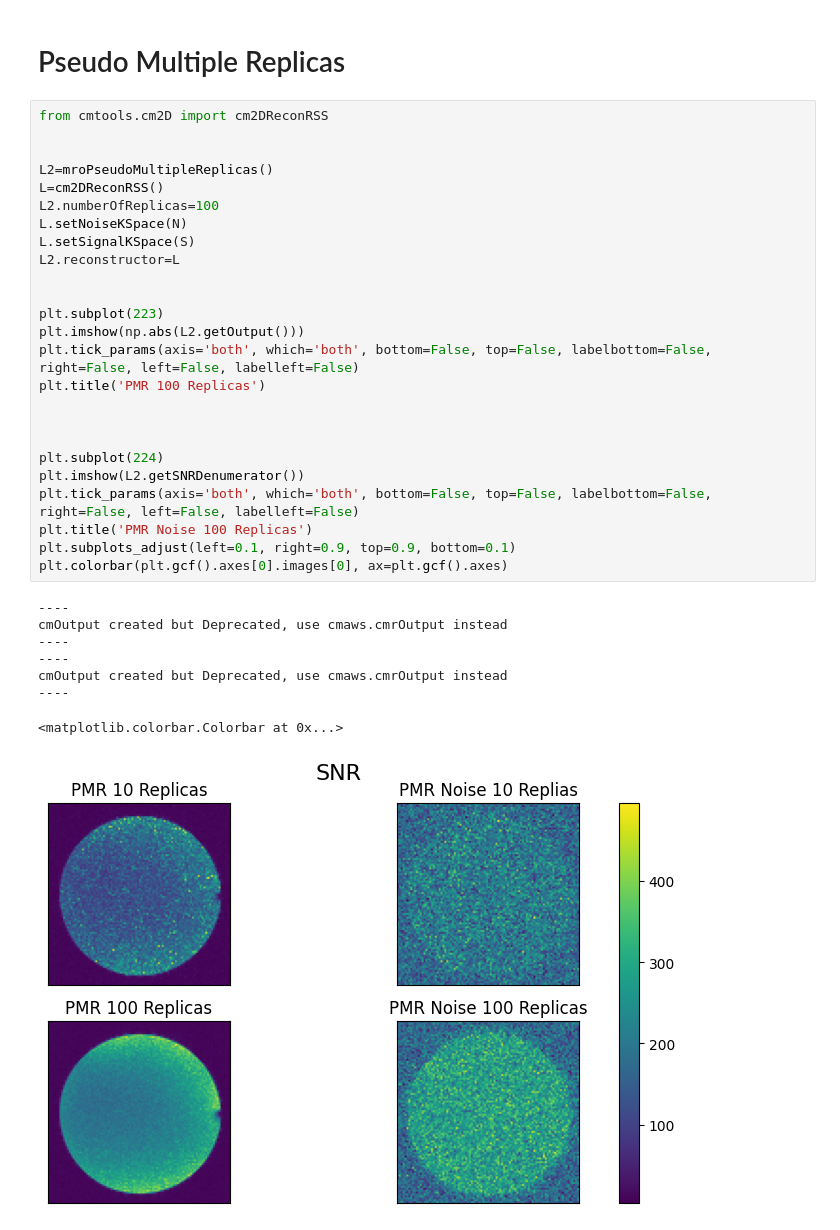
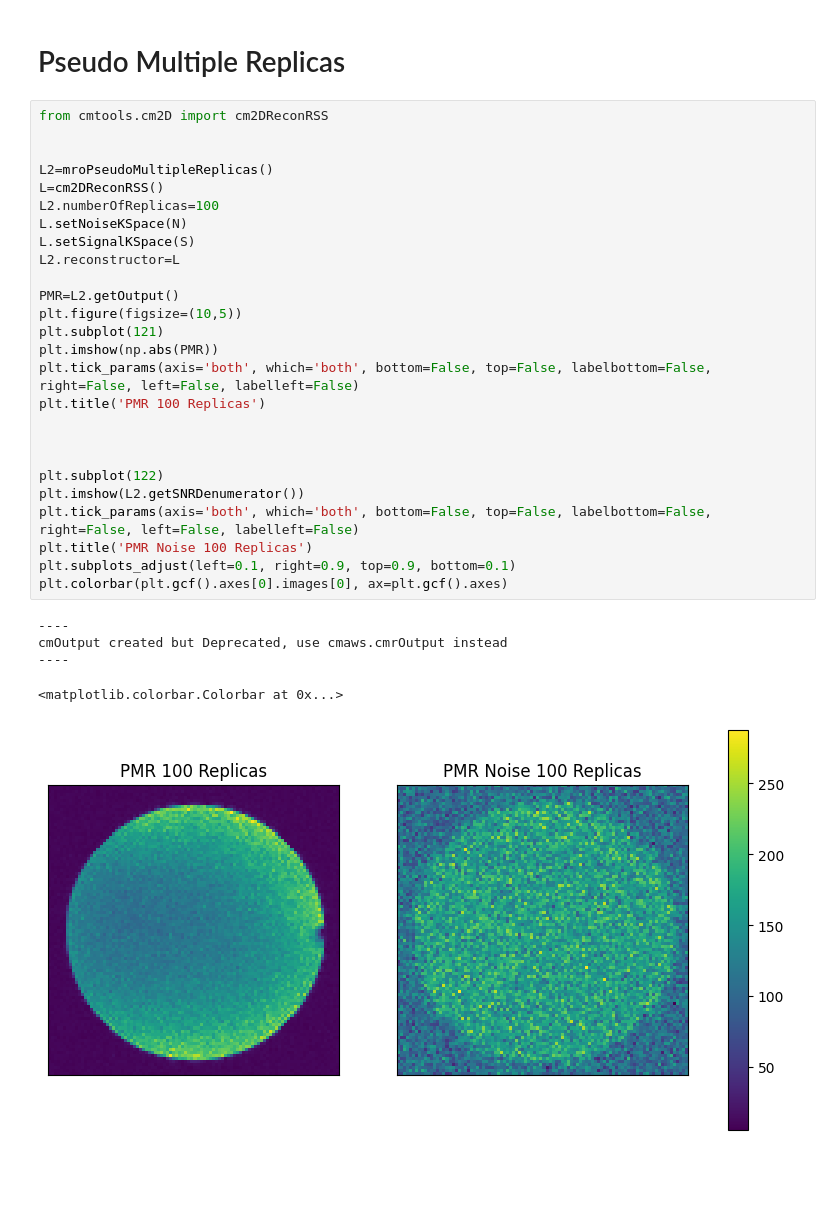
Before and after one commit to cloudmrhub/mroptimum-tools, a Jupyter notebook: mroptimum_tools.ipynb, the cells around one changed output. Saved outputs shown, nothing was run; the diff lists cells and outputs as text; blank space fills up the shorter version.

```diff
--- a/mroptimum_tools.ipynb
+++ b/mroptimum_tools.ipynb
@@ -134,34 +136,32 @@ calculateCoilsSensitivityMask2D
 # %%
 from cmtools.cm2D import cm2DReconRSS
 
 
 L2=mroPseudoMultipleReplicas()
 L=cm2DReconRSS()
 L2.numberOfReplicas=100
 L.setNoiseKSpace(N)
 L.setSignalKSpace(S)
 L2.reconstructor=L
 
-
-plt.subplot(223)
-plt.imshow(np.abs(L2.getOutput()))
+PMR=L2.getOutput()
+plt.figure(figsize=(10,5))
+plt.subplot(121)
+plt.imshow(np.abs(PMR))
 plt.tick_params(axis='both', which='both', bottom=False, top=False, labelbottom=False, right=False, left=False, labelleft=False)
 plt.title('PMR 100 Replicas')
 
 
 
-plt.subplot(224)
+plt.subplot(122)
 plt.imshow(L2.getSNRDenumerator())
 plt.tick_params(axis='both', which='both', bottom=False, top=False, labelbottom=False, right=False, left=False, labelleft=False)
 plt.title('PMR Noise 100 Replicas')
 plt.subplots_adjust(left=0.1, right=0.9, top=0.9, bottom=0.1)
 plt.colorbar(plt.gcf().axes[0].images[0], ax=plt.gcf().axes)
 # %% [output]
 ----
 cmOutput created but Deprecated, use cmaws.cmrOutput instead
 ----
-----
-cmOutput created but Deprecated, use cmaws.cmrOutput instead
-----
 <matplotlib.colorbar.Colorbar at 0x...>
-[figure, old version]
+[figure, new version]
```
Also changed, not shown: parts of 3 cells of this notebook.
